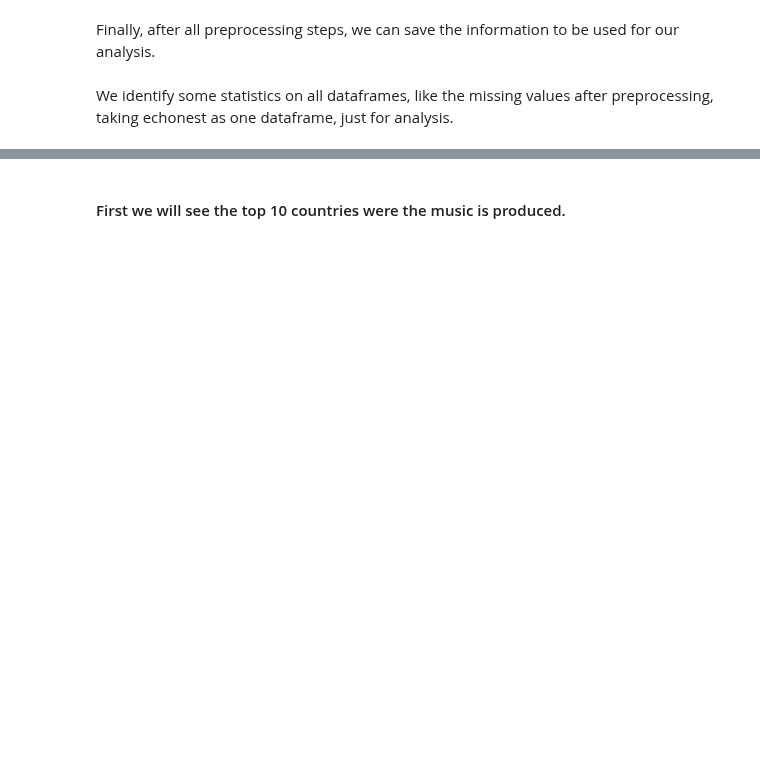
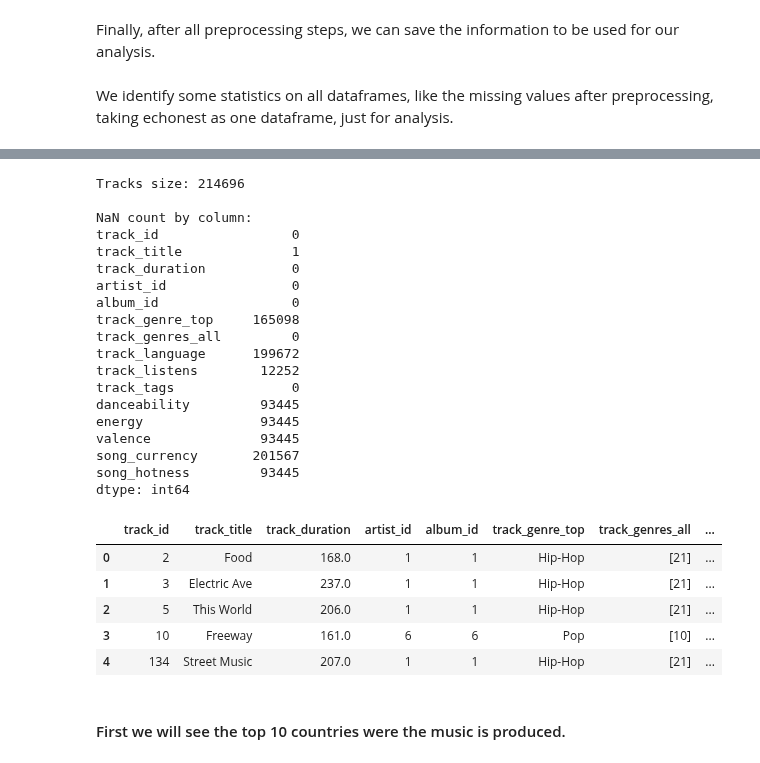
Before and after one commit to AndresMontero/Project, a Jupyter notebook: main.ipynb, the cells around one changed output, grey strips where cells are left out. Cells and saved outputs as stored; diff of their text form; code cells hidden in the pictures; blank space fills up the shorter version.

```diff
--- a/main.ipynb
+++ b/main.ipynb
@@ -317,3 +547,31 @@ tracks_df.head()
+# %%
+pretty_print(tracks_df, 'Tracks', DEBUG)
+# %% [output]
+Tracks size: 214696
+
+NaN count by column:
+track_id                 0
+track_title              1
+track_duration           0
+artist_id                0
+album_id                 0
+track_genre_top     165098
+track_genres_all         0
+track_language      199672
+track_listens        12252
+track_tags               0
+danceability         93445
+energy               93445
+valence              93445
+song_currency       201567
+song_hotness         93445
+dtype: int64
+|  | track_id | track_title | track_duration | artist_id | album_id | track_genre_top | track_genres_all | ... |
+| 0 | 2 | Food | 168.0 | 1 | 1 | Hip-Hop | [21] | ... |
+| 1 | 3 | Electric Ave | 237.0 | 1 | 1 | Hip-Hop | [21] | ... |
+| 2 | 5 | This World | 206.0 | 1 | 1 | Hip-Hop | [21] | ... |
+| 3 | 10 | Freeway | 161.0 | 6 | 6 | Pop | [10] | ... |
+| 4 | 134 | Street Music | 207.0 | 1 | 1 | Hip-Hop | [21] | ... |
 # %% [markdown]
 #### First we will see the top 10 countries were the music is produced.
 # %%
```
Also changed, not shown: parts of 28 cells of this notebook, 1 other file.
